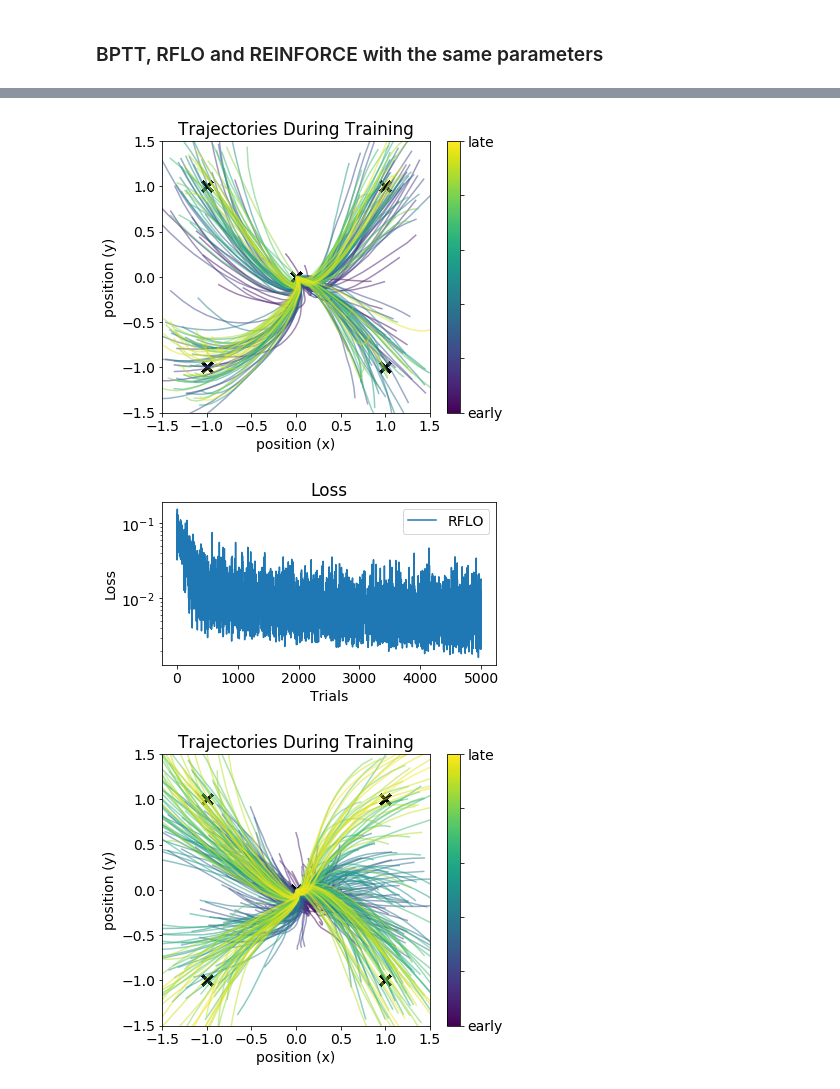
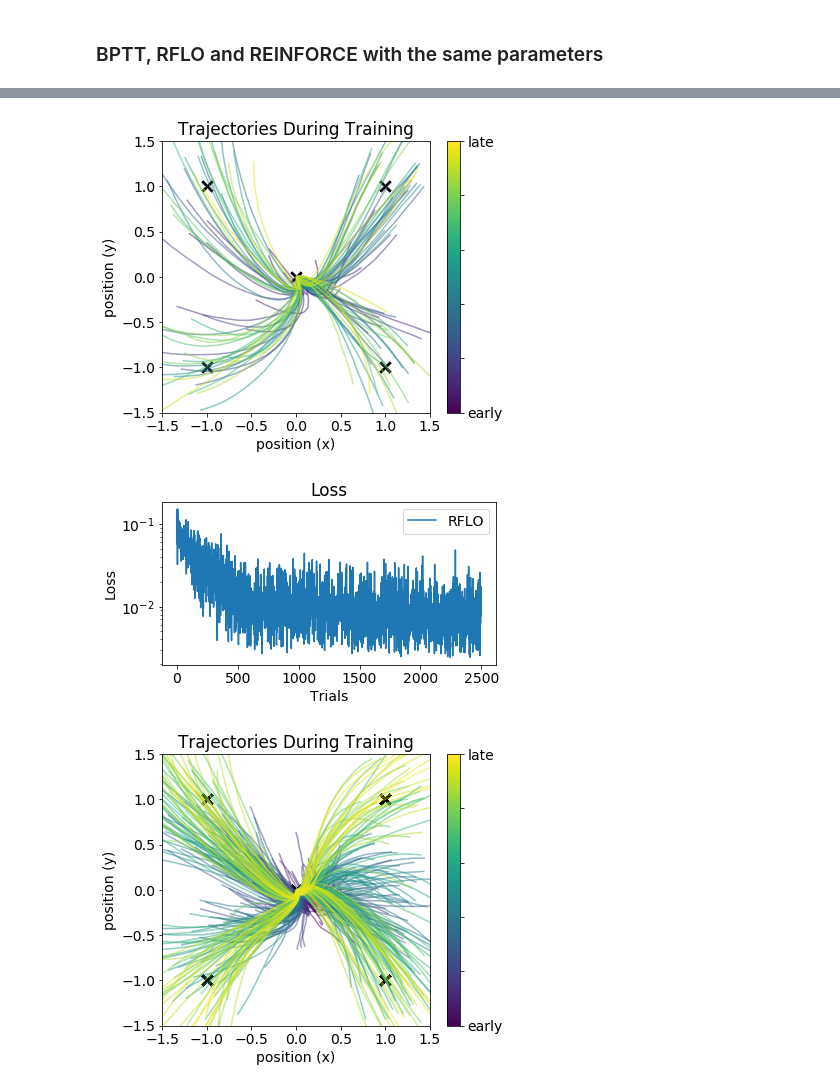
Before and after one commit to jacobfulano/rnn-learning, a Jupyter notebook: experiments/TCM-2022-4-5/fig1-basic-2022-4-3.ipynb, the cells around one changed output, grey strips where cells are left out. Cells and saved outputs as stored; diff of their text form; code cells hidden in the pictures.

```diff
--- a/experiments/TCM-2022-4-5/fig1-basic-2022-4-3.ipynb
+++ b/experiments/TCM-2022-4-5/fig1-basic-2022-4-3.ipynb
@@ -75,7 +82,7 @@ params.print_params()
 net0 = RNN(params)
 sim0 = Simulation(net0)
 bptt = BPTT(net0,apply_to=['w_rec'],online=False) # something strange happening here
-sim0.run_session(n_trials=5000, tasks=[task1,task2,task3,task4], learn_alg=[bptt], probe_types=['loss'], plot=True, plot_freq=20)
+sim0.run_session(n_trials=2500, tasks=[task1,task2,task3,task4], learn_alg=[bptt], probe_types=['loss'], plot=True, plot_freq=20)
 # %% [output]
 n_in: 4
 n_rec: 50
@@ -99,11 +106,11 @@ rng: <mtrand.RandomState object at 0x...>
 # %%
 net1 = RNN(params)
 sim1 = Simulation(net1)
 rflo = RFLO(net1,apply_to=['w_rec'],online=False)
-sim1.run_session(n_trials=5000, tasks=[task1,task2,task3,task4], learn_alg=[rflo], probe_types=['loss'], plot=True, plot_freq=20)
+sim1.run_session(n_trials=2500, tasks=[task1,task2,task3,task4], learn_alg=[rflo], probe_types=['loss'], plot=True, plot_freq=20)
 # %% [output]
-[figure, old version]
+[figure, new version]
-[figure, old version]
+[figure, new version]
 # %%
 net2 = RNN(params)
 sim2 = Simulation(net2)
```
Also changed, not shown: parts of 9 cells of this notebook, 7 other files.
